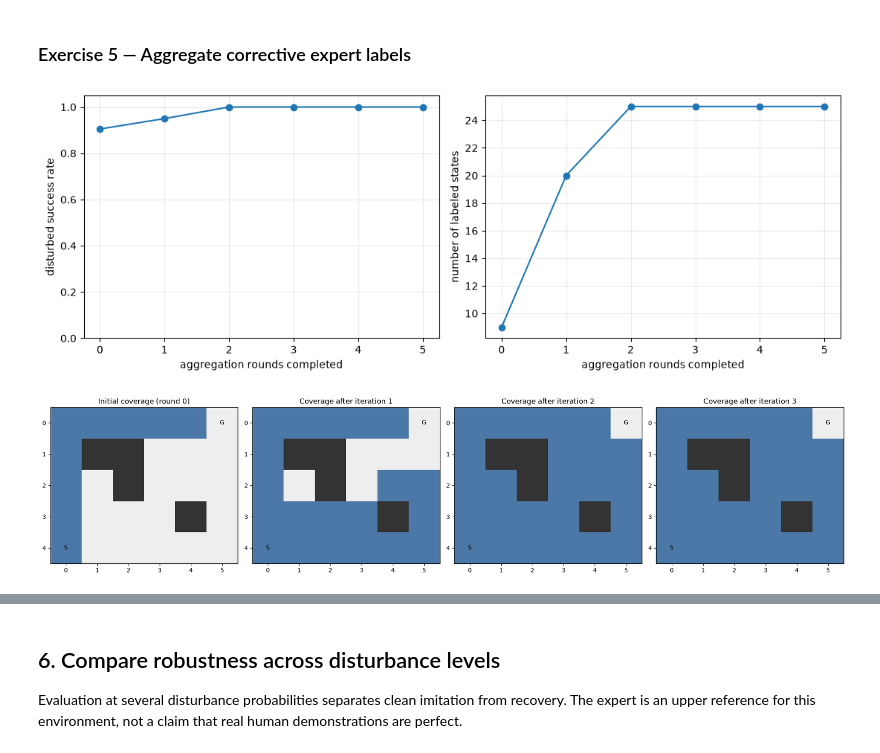
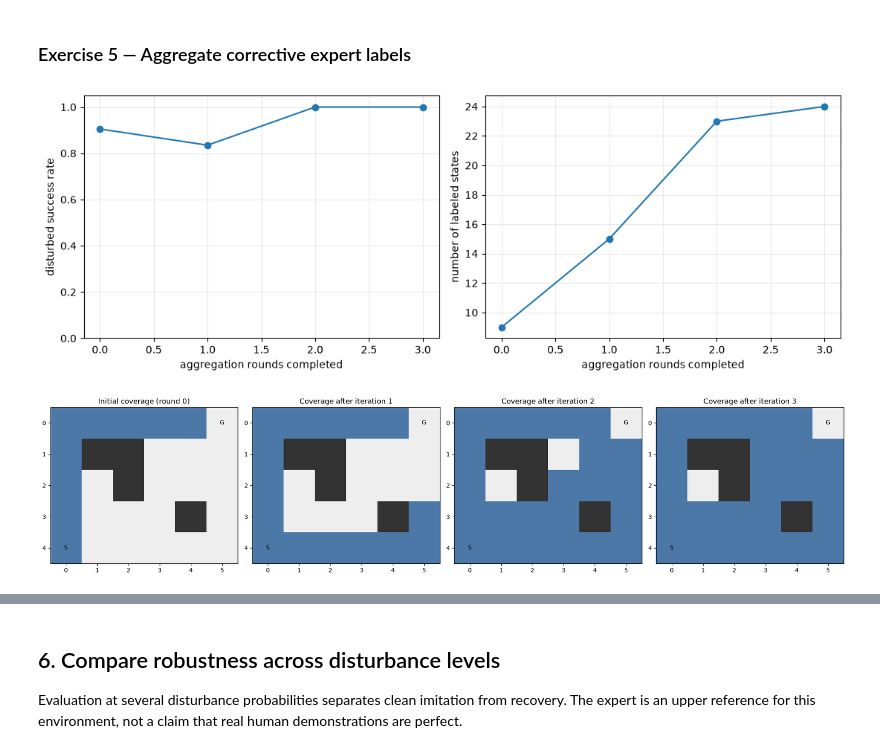
Before and after one commit to Maxstef/cs231n-practice, a Jupyter notebook: notebooks/70_imitation_learning_and_covariate_shift.ipynb, the cells around one changed output, grey strips where cells are left out. Saved outputs shown, nothing was run; the diff lists cells and outputs as text; code cells hidden in the pictures.

```diff
--- a/notebooks/70_imitation_learning_and_covariate_shift.ipynb
+++ b/notebooks/70_imitation_learning_and_covariate_shift.ipynb
@@ -306,8 +310,8 @@ def train_with_dataset_aggregation(
     initial_states,
     initial_actions,
     expert_policy,
-    number_iterations=5,
-    rollouts_per_iteration=30,
+    number_iterations=3,
+    rollouts_per_iteration=16,
     disturbance_probability=0.15,
     seed=SEED,
 ):
@@ -399,32 +403,32 @@ figure, axes = plt.subplots(1, 2, figsize=(11, 4))
 aggregation_rounds = np.arange(len(dagger_success))
 axes[0].plot(aggregation_rounds, dagger_success, "o-")
 axes[0].set_xlabel("aggregation rounds completed")
 axes[0].set_ylabel("disturbed success rate")
 axes[0].set_ylim(0, 1.05)
 axes[0].grid(alpha=0.25)
 axes[1].plot(aggregation_rounds, dagger_coverage, "o-")
 axes[1].set_xlabel("aggregation rounds completed")
 axes[1].set_ylabel("number of labeled states")
 axes[1].grid(alpha=0.25)
 plt.tight_layout()
 plt.show()
 
 figure, axes = plt.subplots(1, 4, figsize=(19, 4))
 coverage_titles = [
     "Initial coverage (round 0)",
     "Coverage after iteration 1",
     "Coverage after iteration 2",
     "Coverage after iteration 3",
 ]
 for snapshot_index, (axis, title) in enumerate(zip(axes, coverage_titles)):
     plot_state_coverage(
         GridWorld(),
         dagger_coverage_snapshots[snapshot_index],
         axis=axis,
         title=title,
     )
 plt.tight_layout()
 plt.show()
 # %% [output]
-[figure, old version]
+[figure, new version]
-[figure, old version]
+[figure, new version]
```
Also changed, not shown: parts of 5 cells of this notebook.
